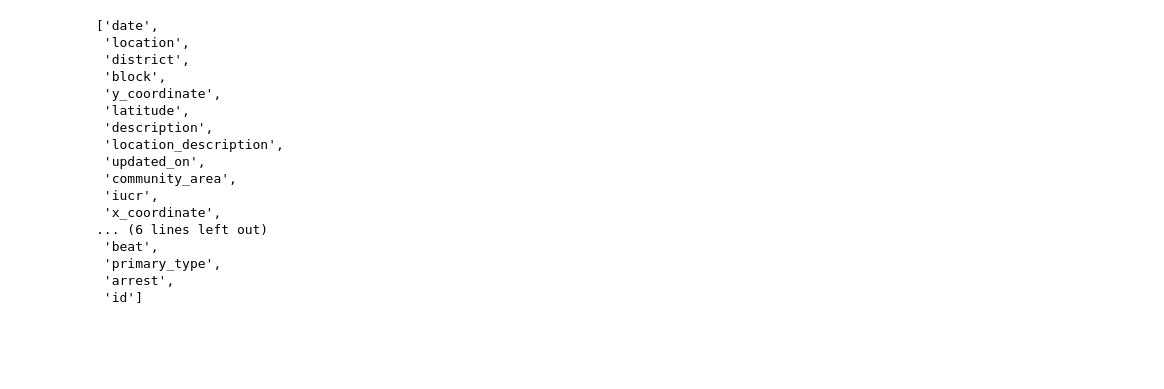
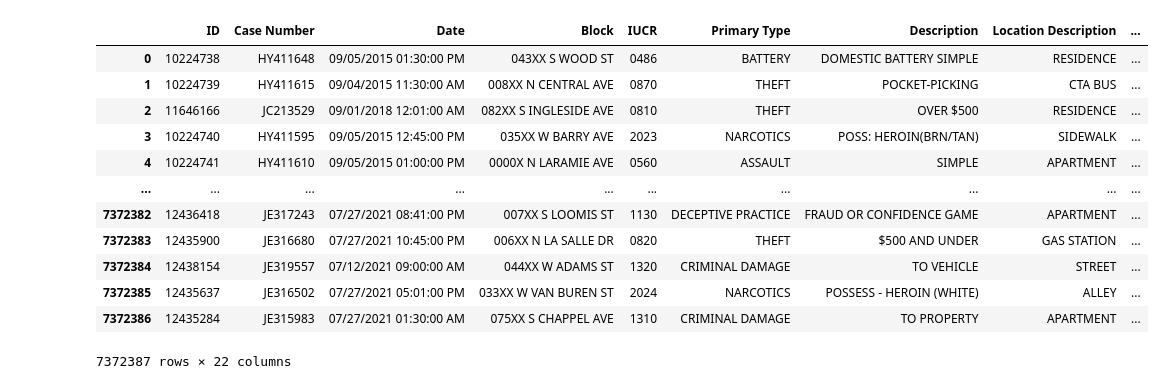
Before and after one commit to Karla-Flores/Chicago-Crime-Visualizing-Data, a Jupyter notebook: Proyect_03.ipynb, the cells around one changed output. Saved outputs shown, nothing was run; the diff lists cells and outputs as text; code cells hidden in the pictures; blank space fills up the shorter version.

```diff
--- a/Proyect_03.ipynb
+++ b/Proyect_03.ipynb
@@ -65,21 +30,18 @@ df_too
-# %%
-# Columns Chicago crimes
-list(df_too)
-# %% [output]
-['date',
- 'location',
- 'district',
- 'block',
- 'y_coordinate',
- 'latitude',
- 'description',
- 'location_description',
- 'updated_on',
- 'community_area',
- 'iucr',
- 'x_coordinate',
-... (6 lines left out)
- 'beat',
- 'primary_type',
- 'arrest',
- 'id']
+# %%
+# Raw crime table
+table = pd.read_csv('/Users/karlaflores/Desktop/Git/Project-03/Crimes_-_2001_to_Present.csv')
+table
+# %% [output]
+|  | ID | Case Number | Date | Block | IUCR | Primary Type | Description | Location Description | ... |
+| 0 | 10224738 | HY411648 | 09/05/2015 01:30:00 PM | 043XX S WOOD ST | 0486 | BATTERY | DOMESTIC BATTERY SIMPLE | RESIDENCE | ... |
+| 1 | 10224739 | HY411615 | 09/04/2015 11:30:00 AM | 008XX N CENTRAL AVE | 0870 | THEFT | POCKET-PICKING | CTA BUS | ... |
+| 2 | 11646166 | JC213529 | 09/01/2018 12:01:00 AM | 082XX S INGLESIDE AVE | 0810 | THEFT | OVER $500 | RESIDENCE | ... |
+| 3 | 10224740 | HY411595 | 09/05/2015 12:45:00 PM | 035XX W BARRY AVE | 2023 | NARCOTICS | POSS: HEROIN(BRN/TAN) | SIDEWALK | ... |
+| 4 | 10224741 | HY411610 | 09/05/2015 01:00:00 PM | 0000X N LARAMIE AVE | 0560 | ASSAULT | SIMPLE | APARTMENT | ... |
+| ... | ... | ... | ... | ... | ... | ... | ... | ... | ... |
+| 7372382 | 12436418 | JE317243 | 07/27/2021 08:41:00 PM | 007XX S LOOMIS ST | 1130 | DECEPTIVE PRACTICE | FRAUD OR CONFIDENCE GAME | APARTMENT | ... |
+| 7372383 | 12435900 | JE316680 | 07/27/2021 10:45:00 PM | 006XX N LA SALLE DR | 0820 | THEFT | $500 AND UNDER | GAS STATION | ... |
+| 7372384 | 12438154 | JE319557 | 07/12/2021 09:00:00 AM | 044XX W ADAMS ST | 1320 | CRIMINAL DAMAGE | TO VEHICLE | STREET | ... |
+| 7372385 | 12435637 | JE316502 | 07/27/2021 05:01:00 PM | 033XX W VAN BUREN ST | 2024 | NARCOTICS | POSSESS - HEROIN (WHITE) | ALLEY | ... |
+| 7372386 | 12435284 | JE315983 | 07/27/2021 01:30:00 AM | 075XX S CHAPPEL AVE | 1310 | CRIMINAL DAMAGE | TO PROPERTY | APARTMENT | ... |
+7372387 rows × 22 columns
```
Also changed, not shown: parts of 18 cells of this notebook.
